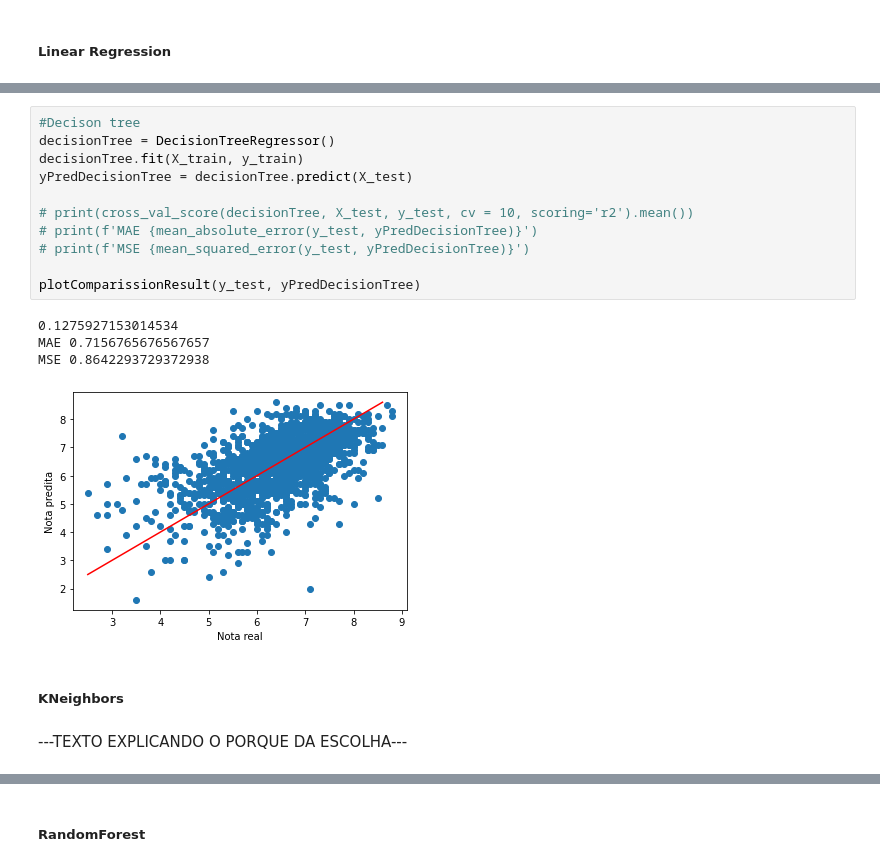
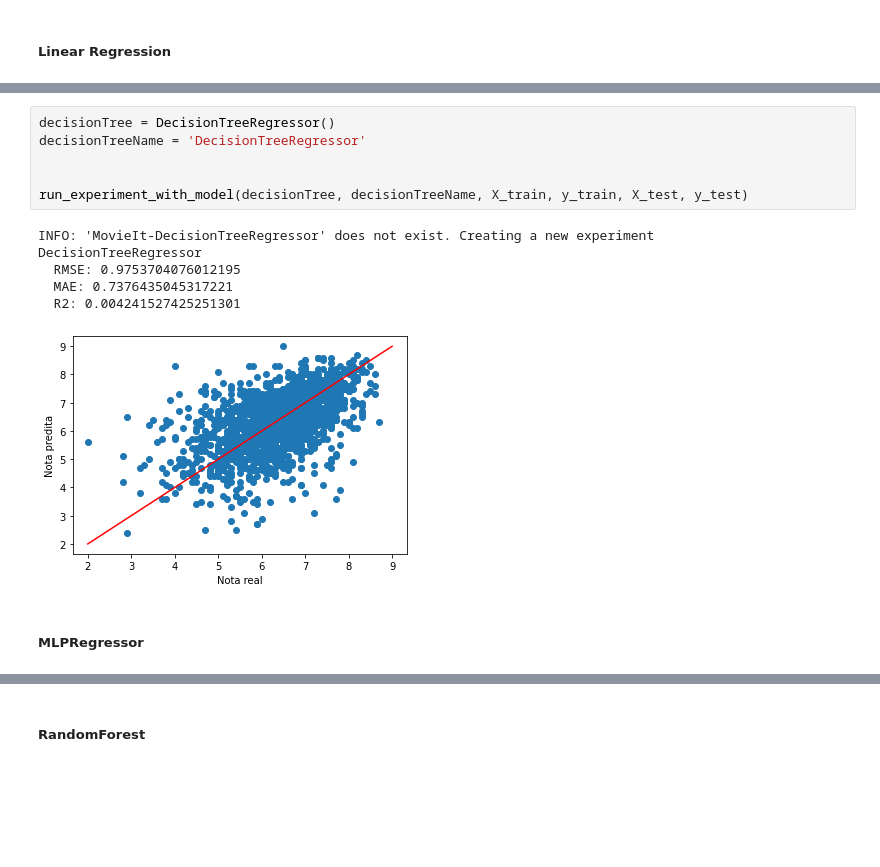
Before and after one commit to JonatasDeOliveira/movie-it, a Jupyter notebook: MovieItProjeto2.ipynb, the cells around one changed output, grey strips where cells are left out. Cells and saved outputs as stored; diff of their text form; blank space fills up the shorter version.

```diff
--- a/MovieItProjeto2.ipynb
+++ b/MovieItProjeto2.ipynb
@@ -1089,20 +1196,15 @@ CrossValidatation 0.49243999045292464
-# %%
-#Decison tree
-decisionTree = DecisionTreeRegressor()
-decisionTree.fit(X_train, y_train)
-yPredDecisionTree = decisionTree.predict(X_test)
-
-# print(cross_val_score(decisionTree, X_test, y_test, cv = 10, scoring='r2').mean())
-# print(f'MAE {mean_absolute_error(y_test, yPredDecisionTree)}')
-# print(f'MSE {mean_squared_error(y_test, yPredDecisionTree)}')
-
-plotComparissionResult(y_test, yPredDecisionTree)
-# %% [output]
-0.1275927153014534
-MAE 0.7156765676567657
-MSE 0.8642293729372938
-[figure, removed]
+# %%
+decisionTree = DecisionTreeRegressor()
+decisionTreeName = 'DecisionTreeRegressor'
+
+
+run_experiment_with_model(decisionTree, decisionTreeName, X_train, y_train, X_test, y_test)
+# %% [output]
+INFO: 'MovieIt-DecisionTreeRegressor' does not exist. Creating a new experiment
+DecisionTreeRegressor
+  RMSE: 0.9753704076012195
+  MAE: 0.7376435045317221
+  R2: 0.004241527425251301
+[figure, added]
 # %% [markdown]
-##### KNeighbors
+##### MLPRegressor
-# %% [markdown]
- ---TEXTO EXPLICANDO O PORQUE DA ESCOLHA---
```
Also changed, not shown: parts of 63 cells of this notebook.
